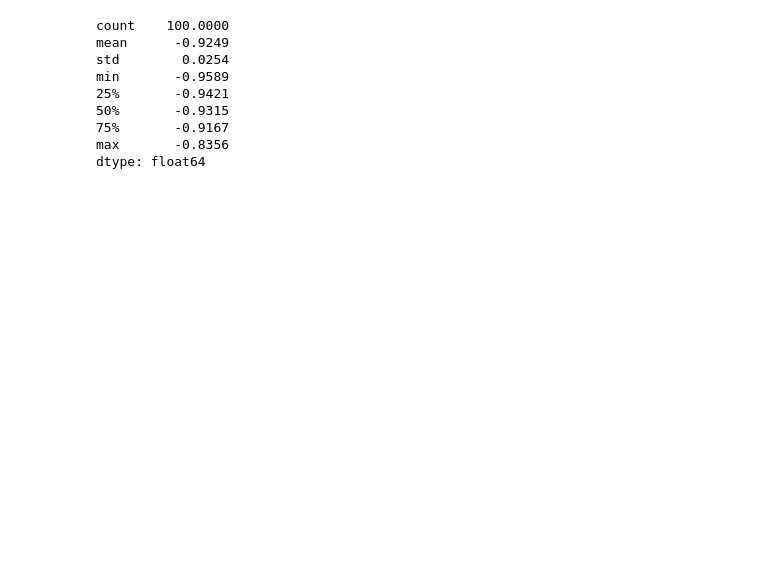
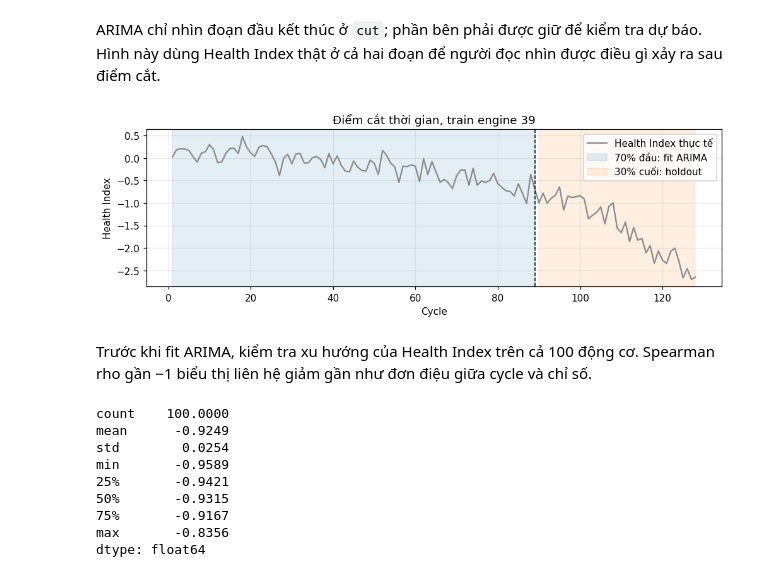
Before and after one commit to ti014/tinasa-cmapss-rul-prediction, a Jupyter notebook: notebooks/04_fd001_health_index_arima.ipynb, the cells around one changed output. Saved outputs shown, nothing was run; the diff lists cells and outputs as text; code cells hidden in the pictures; blank space fills up the shorter version.

```diff
--- a/notebooks/04_fd001_health_index_arima.ipynb
+++ b/notebooks/04_fd001_health_index_arima.ipynb
@@ -53 +78,19 @@ hạng) giữa cycle và Health Index cho từng động cơ; ρ gần −1 ngh
+# %% [markdown]
+ARIMA chỉ nhìn đoạn đầu kết thúc ở `cut`; phần bên phải được giữ để kiểm tra dự báo.
+Hình này dùng Health Index thật ở cả hai đoạn để người đọc nhìn được điều gì xảy ra sau điểm cắt.
+# %%
+fig, ax = plt.subplots(figsize=(9, 3), layout="constrained")
+ax.plot(history.cycle, history.health_index, color="0.55", label="Health Index thực tế")
+ax.axvspan(1, cut, color="tab:blue", alpha=0.12, label="70% đầu: fit ARIMA")
+ax.axvspan(cut + 1, len(history), color="tab:orange", alpha=0.12, label="30% cuối: holdout")
+ax.axvline(cut, color="black", linestyle="--", linewidth=1)
+ax.set(title="Điểm cắt thời gian, train engine 39", xlabel="Cycle", ylabel="Health Index")
+ax.legend()
+display(fig)
+plt.close(fig)
+# %% [output]
+[figure, added]
+# %% [markdown]
+Trước khi fit ARIMA, kiểm tra xu hướng của Health Index trên cả 100 động cơ.
+Spearman rho gần −1 biểu thị liên hệ giảm gần như đơn điệu giữa cycle và chỉ số.
 # %%
```
Also changed, not shown: parts of 36 cells of this notebook, 9 other files.
